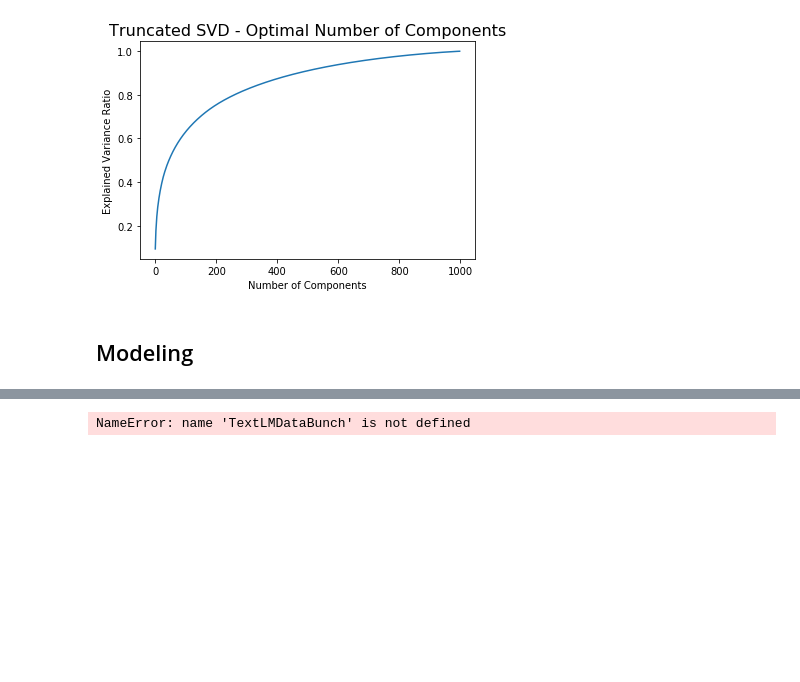
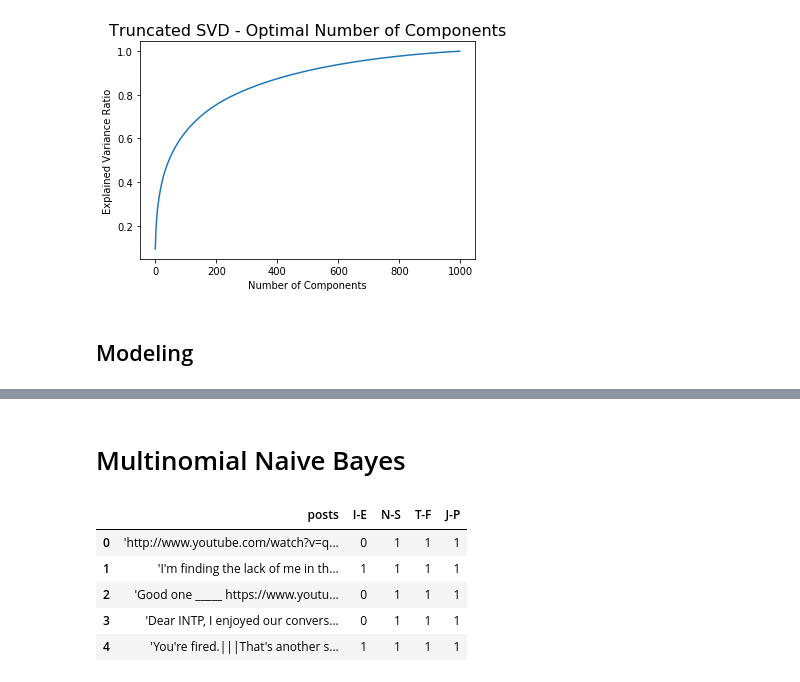
Before and after one commit to rachelvpeng/cs440, a Jupyter notebook: final.ipynb, the cells around one changed output, grey strips where cells are left out. Drawn from its saved outputs; the diff is of its cells as text; code cells hidden in the pictures; blank space fills up the shorter version.

Commit message:
naive bayes

```diff
--- a/final.ipynb
+++ b/final.ipynb
@@ -430,15 +427,2 @@ weighted avg       0.18      0.22      0.19      2603
-# %%
-# Recurrent Neural Network (RNN)
-
-# Create language model
-data_lm = TextLMDataBunch.from_csv("", "mbti_types.csv", valid_pct=0.2, text_cols='text', label_cols='label')
-
-data_lm.show_batch()
-learn = language_model_learner(data_lm, AWD_LSTM, drop_mult=0.5)
-learn.lr_find()
-learn.recorder.plot()
-learn.fit_one_cycle(1, 1e-2)
-learn.unfreeze()
-learn.fit_one_cycle(5, 1e-3, moms=(0.8, 0.7))
-# %% [output]
-NameError: name 'TextLMDataBunch' is not defined
+# %% [markdown]
+# Multinomial Naive Bayes
@@ -444,0 +432,21 @@ NameError: name 'TextLMDataBunch' is not defined
+# %%
+df = pd.read_csv("mbti_types.csv")
+
+df_nb = df.copy()
+
+# Convert to binary classifiers
+df_nb['I-E'] = df_nb['type'].map(lambda x: 0 if x[0] == 'I' else 1)
+df_nb['N-S'] = df_nb['type'].map(lambda x: 0 if x[0] == 'N' else 1)
+df_nb['T-F'] = df_nb['type'].map(lambda x: 0 if x[0] == 'T' else 1)
+df_nb['J-P'] = df_nb['type'].map(lambda x: 0 if x[0] == 'J' else 1)
+
+df_nb = df_nb.drop(columns = ["type"])
+
+df_nb.head()
+# %% [output]
+|  | posts | I-E | N-S | T-F | J-P |
+| 0 | 'http://www.youtube.com/watch?v=q... | 0 | 1 | 1 | 1 |
+| 1 | 'I'm finding the lack of me in th... | 1 | 1 | 1 | 1 |
+| 2 | 'Good one _____ https://www.youtu... | 0 | 1 | 1 | 1 |
+| 3 | 'Dear INTP, I enjoyed our convers... | 0 | 1 | 1 | 1 |
+| 4 | 'You're fired.|||That's another s... | 1 | 1 | 1 | 1 |
```
Also changed, not shown: parts of 17 cells of this notebook.
